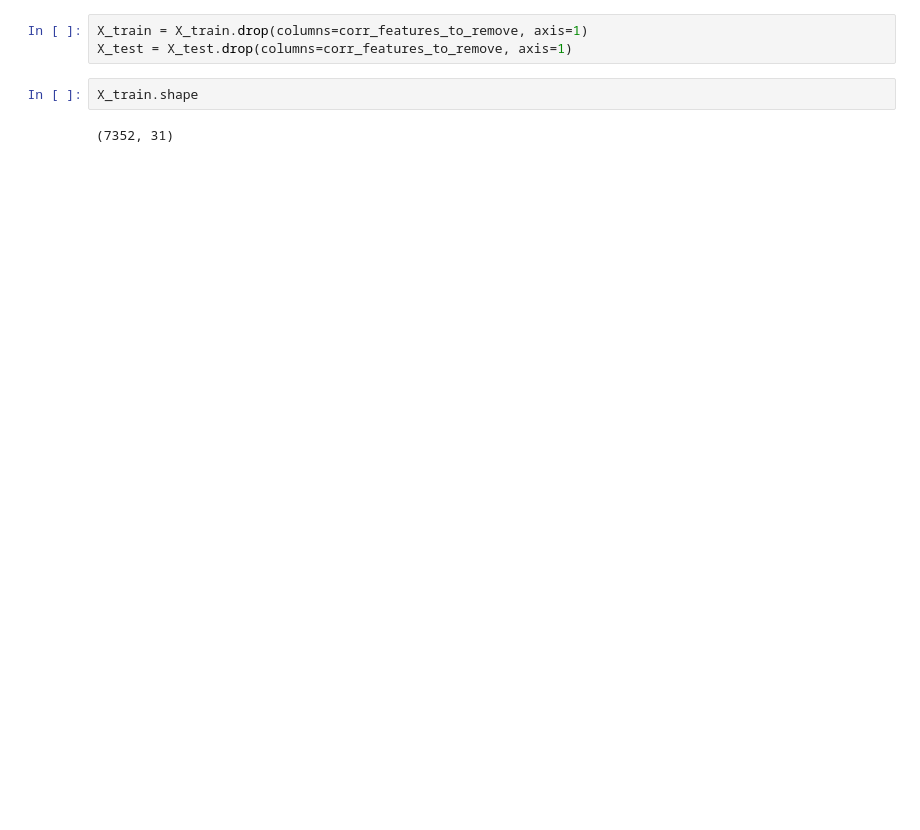
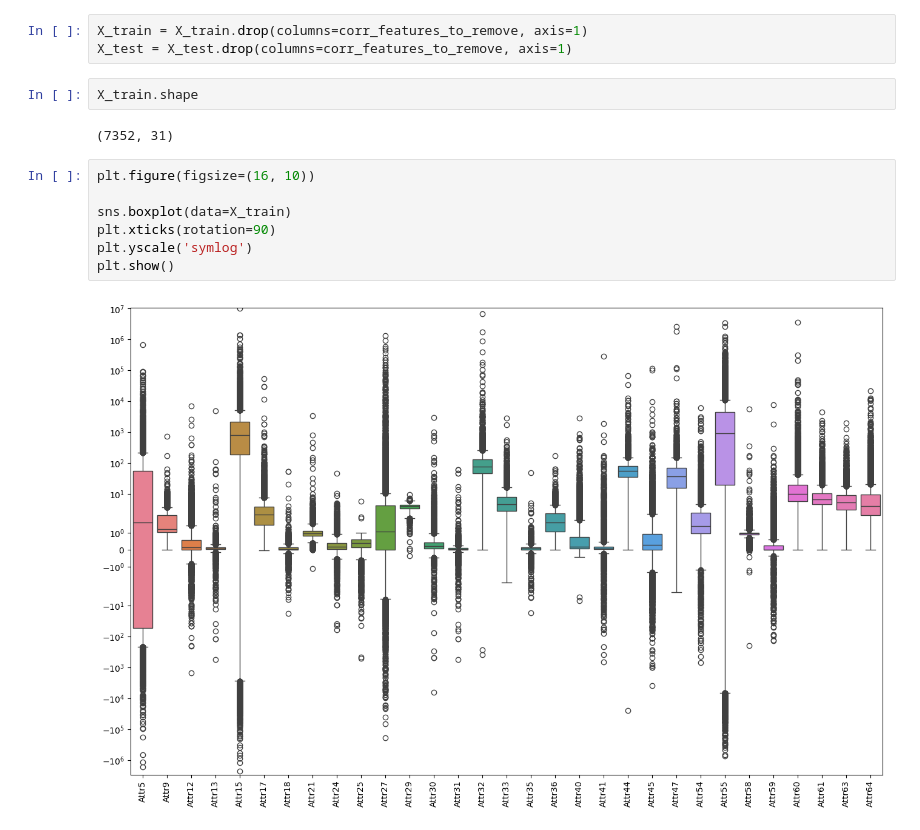
Before and after one commit to reem-naji/Data-computation-project, a Jupyter notebook: bankruptcy.ipynb, the cells around one changed output. Cells and saved outputs as stored; diff of their text form; blank space fills up the shorter version.

```diff
--- a/bankruptcy.ipynb
+++ b/bankruptcy.ipynb
@@ -179,3 +180,12 @@ X_test = X_test.drop(columns=corr_features_to_remove, axis=1)
 X_train.shape
 # %% [output]
 (7352, 31)
+# %%
+plt.figure(figsize=(16, 10))
+
+sns.boxplot(data=X_train)
+plt.xticks(rotation=90)
+plt.yscale('symlog')
+plt.show()
+# %% [output]
+[figure, added]
```
Also changed, not shown: parts of 5 cells of this notebook, 1 other file.
